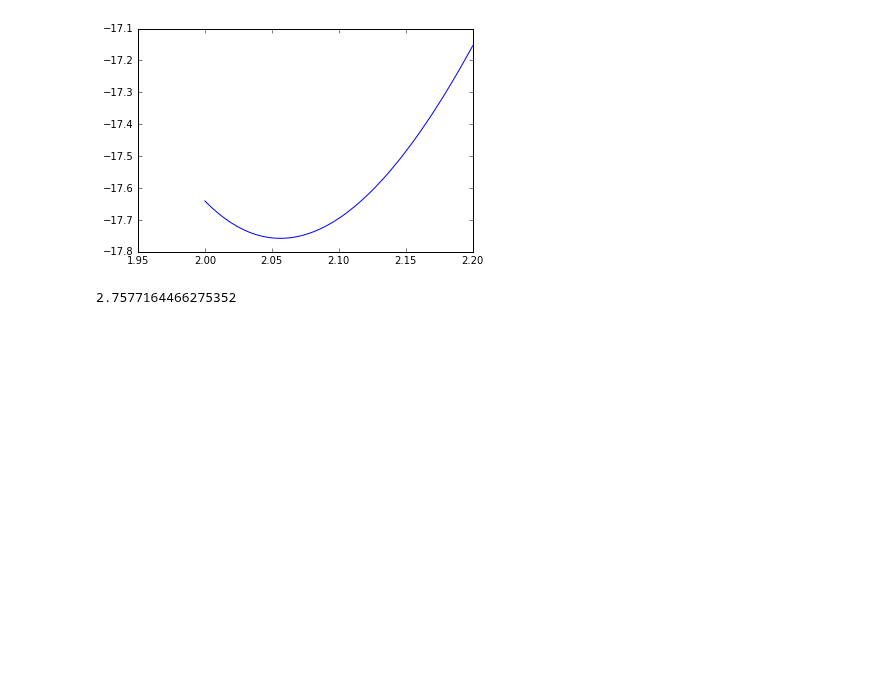
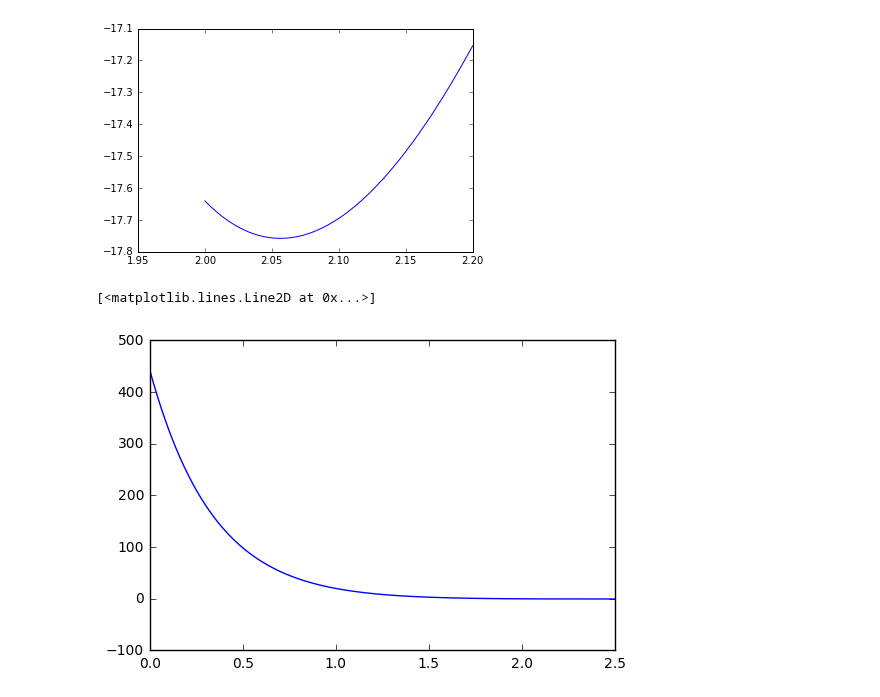
Before and after one commit to 123daimanu/DR_EAM, a Jupyter notebook: FQ_EAM_test.ipynb, the cells around one changed output. Cells and saved outputs as stored; diff of their text form; code cells hidden in the pictures; blank space fills up the shorter version.

```diff
--- a/FQ_EAM_test.ipynb
+++ b/FQ_EAM_test.ipynb
@@ -347,7 +347,37 @@ lab.plot(r,EnergyDaw(r))
 # %% [output]
 [<matplotlib.lines.Line2D at 0x...>]
 [figure]
-# %%
-3.9/num.sqrt(2)
-# %% [output]
-2.7577164466275352
+# %%
+def f(r,q,N,fe,beta,re,lam):
+    return fe*num.exp(-beta*(r/re-1))/(1+(r/re-lam)**20)*(1-q/float(N))
+
+def phiN(r,A,alpha,re,kappa):
+    return A*num.exp(-alpha*(r/re-1))/(1+(r/re-kappa)**20)
+#def phiE(r,q):
+#    return (1-q/N)*B*num.exp(-beta*(r/re-1))/(1+(r/re-kappa)**20)
+
+def phiE(r,B,beta,re,kappa):
+    return B*num.exp(-beta*(r/re-1))/(1+(r/re-kappa)**20)
+def phiT(r,A,alpha,re,B,beta):
+    return phiN(r,A,alpha,re,kappa)-phiE(r,B,beta,re,kappa)
+# %%
+re_O,A_O,alpha_O,B_O,beta_O,lam_O,fe_O=3.64857,0.34900,5.44072,0.57438,3.59746,0.39310,1.39479
+
+
+re_Al,A_Al,alpha_Al,B_Al,beta_Al,lam_Al,fe_Al=2.86392,0.31487,6.61317,0.36555,3.52702,0.75969,1.20378
+
+
+A_AlO,alpha_AlO,re_AlO,B_AlO,beta_AlO=0.09738,8.49741,2.98520,0.38121,4.52114
+
+
+re_Al04,A_Al04,alpha_Al04,B_Al04,beta_Al04,lam_Al04,fe_Al04=2.863924,0.134873,6.613165,0.365551,3.527021,0.759692,\
+                    1.403115
+
+
+r=num.linspace(0,2.5,1000)
+# %%
+phiO_Al=phiT(r,A_AlO,alpha_AlO,re_AlO,B_AlO,beta_AlO)
+lab.plot(r,phiO_Al)
+# %% [output]
+[<matplotlib.lines.Line2D at 0x...>]
+[figure, added]
```
Also changed, not shown: parts of 8 cells of this notebook.
